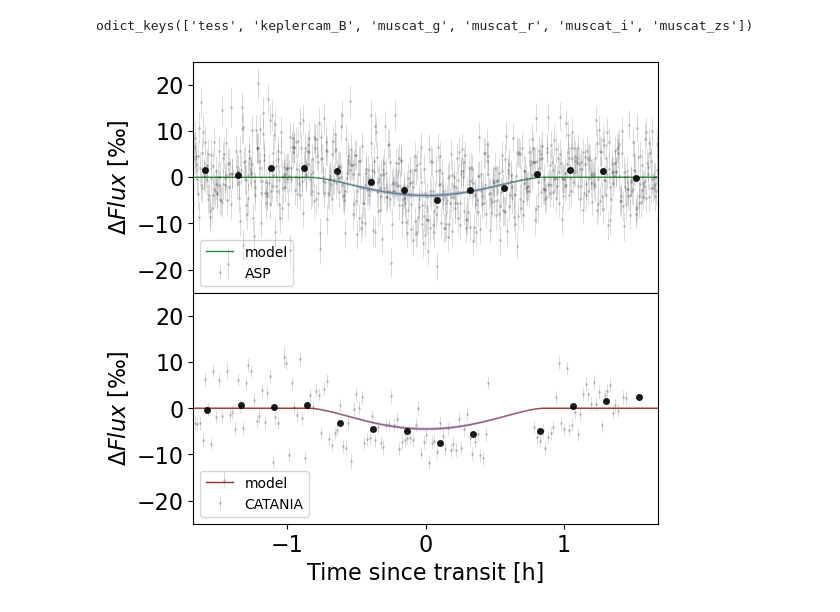
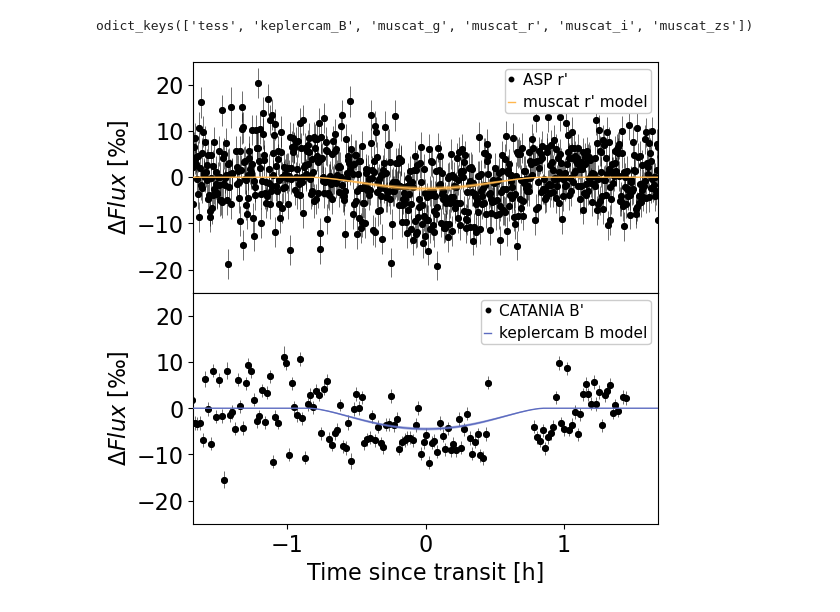
Before and after one commit to juanserrano90/toi1199-1273, a Jupyter notebook: joint_1273_glcs_1radio_conK.ipynb, the cells around one changed output. Cells and saved outputs as stored; diff of their text form; code cells hidden in the pictures.

```diff
--- a/joint_1273_glcs_1radio_conK.ipynb
+++ b/joint_1273_glcs_1radio_conK.ipynb
@@ -1173,7 +1213,9 @@ flat_samps = trace.posterior.stack(sample=("chain", "draw"))
 
 # Get the posterior median orbital parameters
 p_ = np.median(flat_samps["period"])
+p_err = np.std(flat_samps["period"])
 t0_ = np.median(flat_samps["t0"])
+t0_err = np.std(flat_samps["t0"])
 tess_mean = np.median(flat_samps["tess_mean"])
 keplercam_B_mean = np.median(flat_samps["keplercam_B_mean"])
 muscat_zs_mean = np.median(flat_samps["muscat_zs_mean"])
@@ -1334,0 +1400,18 @@ plt.show()
+# %%
+fig, ax = plt.subplots(figsize=(10, 5))
+for n, i in enumerate(pcentros):
+    npe = np.floor((i-t0_)/p_)+1
+    tc = t0_error + p_error*(npe)
+    xlong_2 = xlong_[np.abs(xlong_ - tc.nominal_value) < 0.08*p_]
+    ylong_2 = ylong_[np.abs(xlong_ - tc.nominal_value) < 0.08*p_]
+    yerrlong_2 = yerrlong_[np.abs(xlong_ + tc.nominal_value) < 0.08*p_]
+    xlong_2_err = []
+    for k in xlong_2:
+        #xlong_2_err.append((k - tc)/p_error)
+        xlong_2_err.append((k - npe*p_error-t0_))
+    #ax.set_color_cycle([plt.cm.spectral(i) for i in np.linspace(0, 1, 10)])
+    for r, m in enumerate(xlong_2_err):
+        plt.errorbar(x=m.nominal_value*24, y=ylong_2[r], xerr=m.s*24, fmt='o', color=colorcycle[n], ms=3)
+plt.axvline(0, color="k", ls='--', lw=1, alpha=0.7)
+plt.xlim(-0.08*24, 0.08*24)
+#plt.savefig('1199_ttvs.png', dpi=300, bbox_inches='tight')
@@ -1444,50 +1530,49 @@ extra_datasets = OrderedDict(
 # %%
 fig, axes = plt.subplots(2, sharex=True, sharey=True, figsize=(6, 6))
 fig.subplots_adjust(hspace=0)
 for n, name in enumerate(extra_datasets):
     ax = axes[n]
     # plot the folded transits
     x, y, yerr = extra_datasets[name][:3]
     folded = (x - t0_ + 0.5 * p_) % p_ - 0.5 * p_
     if n == 0:
-        mean = np.median(flat_samps["muscat_i_mean"])
-        #ax.plot(folded*24, (y  - mean), ".k", alpha=0.4, label=f"{name}", mec="none", ms=5)
-        ax.errorbar(folded*24, (y  - mean), yerr=yerr, fmt='o', color='b', capsize=1, elinewidth=0.5, ecolor='k',
-                    ms=2, markeredgecolor='k', markerfacecolor='k', markeredgewidth=0, alpha=0.2, zorder=7, label=f"{name}")
-        # Overplot the phase binned light curve with rmse as error bars
-        lcc = lk.LightCurve(time=folded, flux=y - mean, flux_err=yerr)
-        lcc_binned = lcc.bin(time_bin_size=0.01)
-        ax.plot(lcc_binned['time'].value*24, lcc_binned['flux'].value, 'o', color='k',
-                ms=5, markeredgecolor='k', markerfacecolor='k', markeredgewidth=0, alpha=0.9, zorder=9)
-        # ax.errorbar(lcc_binned['time'].value*24, lcc_binned['flux'].value, yerr=lcc_binned['flux_err'].value, fmt='o', color='k',
-        #             ms=5, markeredgecolor='k', markerfacecolor='k', markeredgewidth=0, alpha=0.9, zorder=900)
+        mean = np.median(flat_samps["muscat_r_mean"])
+        ax.plot(folded*24, (y  - mean), marker='o', ls='none', color='k',
+                mec='k', mew=1, alpha=1, label=f"{name}"+" r'", ms=4, zorder=7)
+        ax.errorbar(folded*24, (y  - mean), yerr=yerr, fmt='o', color='k',
+                alpha=0.8, ms=4, zorder=6, elinewidth=0.5, capsize=0)
+
         # overplot the model
-        pred = np.percentile(flat_samps["muscat_i_lc_pred"], [16, 50, 84], axis=-1)
-        ax.plot(phase_lc*24, pred[1], color=f"C{n+1}", label="model", zorder=8, linewidth=1, alpha=0.85)
-        art = ax.fill_between(phase_lc*24, pred[0], pred[2], color="#988ED5", alpha=0.5, zorder=8)
+        pred = np.percentile(flat_samps["muscat_r_lc_pred"], [16, 50, 84], axis=-1)
+        ax.plot(phase_lc*24, pred[1], color=colormap1[3], label="muscat r' model", zorder=8, linewidth=1, alpha=1)
+        art = ax.fill_between(phase_lc*24, pred[0], pred[2], color=colormap1[3], alpha=0.5, zorder=8)
         art.set_edgecolor("none")
-        ax.legend(fontsize=10, loc=3)
+        ax.legend(fontsize=11, loc=1, handlelength=0.5, handletextpad=0.5, borderpad=0.2, markerscale=0.8,
+                framealpha=1, frameon=True).set_zorder(11)
     else:
         mean = np.median(flat_samps["keplercam_B_mean"])
-        #ax.plot(folded*24, (y  - mean), ".k", alpha=0.4, label=f"{name}", mec="none", ms=5)
-        ax.errorbar(folded*24, (y  - mean), yerr=yerr, fmt='o', color='b', capsize=1, elinewidth=0.5, ecolor='k',
-                    ms=2, markeredgecolor='k', markerfacecolor='k', markeredgewidth=0, alpha=0.2, zorder=7, label=f"{name}")
+        ax.plot(folded*24, (y  - mean), marker='o', ls='none', color='k',
+                mec='k', mew=1, alpha=1, label=f"{name}"+" B'", ms=4, zorder=7)
+        ax.errorbar(folded*24, (y  - mean), yerr=yerr, fmt='o', color='k',
+                alpha=0.8, ms=4, zorder=6, elinewidth=0.5, capsize=0)
         # Overplot the phase binned light curve with rmse as error bars
-        lcc = lk.LightCurve(time=folded, flux=y - mean, flux_err=yerr)
-        lcc_binned = lcc.bin(time_bin_size=0.01)
-        ax.plot(lcc_binned['time'].value*24, lcc_binned['flux'].value, 'o', color='k',
-                    ms=5, markeredgecolor='k', markerfacecolor='k', markeredgewidth=0, alpha=0.9, zorder=10)
+        # lcc = lk.LightCurve(time=folded, flux=y - mean, flux_err=yerr)
+        # lcc_binned = lcc.bin(time_bin_size=0.01)
+        # ax.plot(lcc_binned['time'].value*24, lcc_binned['flux'].value, 'o', color='k',
+        #             ms=5, markeredgecolor='k', markerfacecolor='k', markeredgewidth=0, alpha=0.9, zorder=10)
         # overplot the model
         pred = np.percentile(flat_samps["keplercam_B_lc_pred"], [16, 50, 84], axis=-1)
-        ax.plot(phase_lc*24, pred[1], color=f"C{n+1}", label="model", zorder=8, linewidth=1, alpha=0.85)
-        art = ax.fill_between(phase_lc*24, pred[0], pred[2], color="#988ED5", alpha=0.5, zorder=8)
+        ax.plot(phase_lc*24, pred[1], color=colormap1[1], label="keplercam B model", zorder=8, linewidth=1, alpha=1)
+        art = ax.fill_between(phase_lc*24, pred[0], pred[2], color=colormap1[1], alpha=0.5, zorder=8)
         art.set_edgecolor("none")
-        ax.legend(fontsize=10, loc=3)
+        ax.legend(fontsize=11, loc=1, handlelength=0.5, handletextpad=0.5, borderpad=0.2, markerscale=0.8,
+                    framealpha=1, frameon=True).set_zorder(11) ,
 axes[-1].set_xlim(-0.07*24, 0.07*24)
 axes[-1].set_xlabel("Time since transit [h]")
 axes[-1].set_ylim(-25, 25)
 for ax in axes:
     ax.set_ylabel(u'$\Delta Flux$ [‰]')
+plt.savefig('1273_extralcs.png', dpi=300, bbox_inches='tight')
 #plt.tight_layout()
 # %% [output]
-[figure, old version]
+[figure, new version]
```
Also changed, not shown: parts of 19 cells of this notebook, 9 other files.
